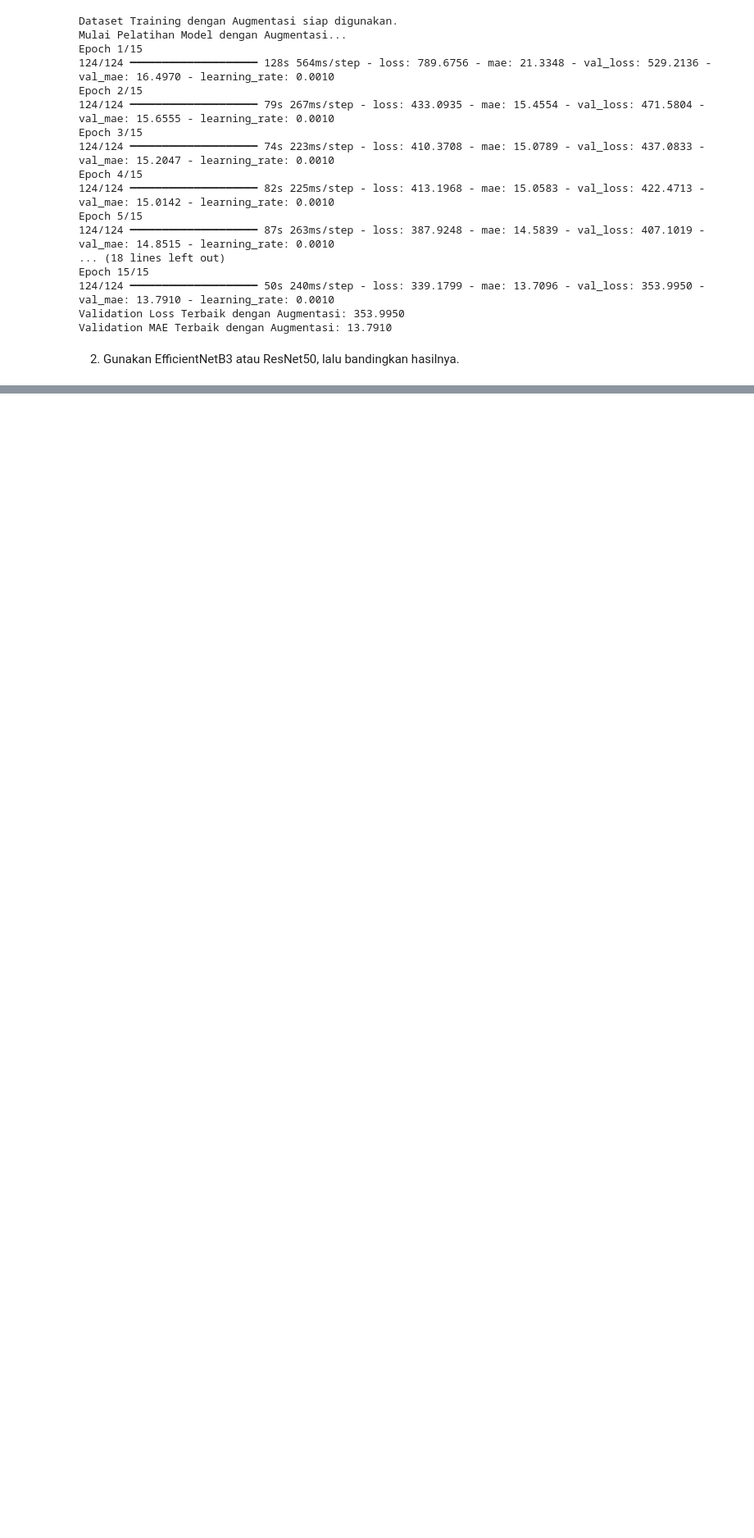
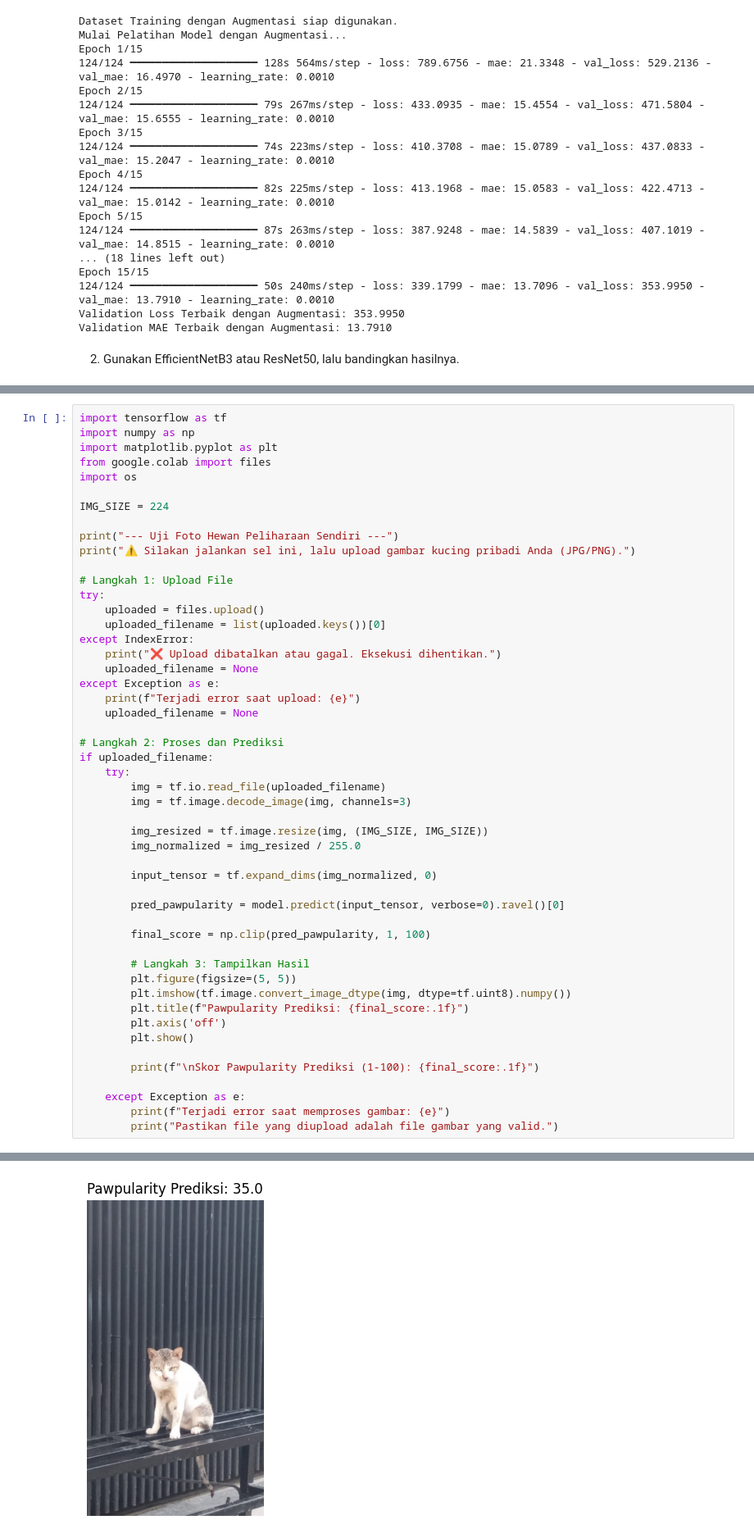
Before and after one commit to zalfajhra/2025_VK_TI2C, a Jupyter notebook: Jobsheet03.ipynb, the cells around one changed output, grey strips where cells are left out. Shown at 82% size. Drawn from its saved outputs; the diff is of its cells as text; blank space fills up the shorter version.

```diff
--- a/Jobsheet03.ipynb
+++ b/Jobsheet03.ipynb
@@ -1371,0 +1582,51 @@ NameError: name 'y_true' is not defined
+# %%
+import tensorflow as tf
+import numpy as np
+import matplotlib.pyplot as plt
+from google.colab import files
+import os
+
+IMG_SIZE = 224
+
+print("--- Uji Foto Hewan Peliharaan Sendiri ---")
+print("⚠️ Silakan jalankan sel ini, lalu upload gambar kucing pribadi Anda (JPG/PNG).")
+
+# Langkah 1: Upload File
+try:
+    uploaded = files.upload()
+    uploaded_filename = list(uploaded.keys())[0]
+except IndexError:
+    print("❌ Upload dibatalkan atau gagal. Eksekusi dihentikan.")
+    uploaded_filename = None
+except Exception as e:
+    print(f"Terjadi error saat upload: {e}")
+    uploaded_filename = None
+
+# Langkah 2: Proses dan Prediksi
+if uploaded_filename:
+    try:
+        img = tf.io.read_file(uploaded_filename)
+        img = tf.image.decode_image(img, channels=3)
+
+        img_resized = tf.image.resize(img, (IMG_SIZE, IMG_SIZE))
+        img_normalized = img_resized / 255.0
+
+        input_tensor = tf.expand_dims(img_normalized, 0)
+
+        pred_pawpularity = model.predict(input_tensor, verbose=0).ravel()[0]
+
+        final_score = np.clip(pred_pawpularity, 1, 100)
+
+        # Langkah 3: Tampilkan Hasil
+        plt.figure(figsize=(5, 5))
+        plt.imshow(tf.image.convert_image_dtype(img, dtype=tf.uint8).numpy())
+        plt.title(f"Pawpularity Prediksi: {final_score:.1f}")
+        plt.axis('off')
+        plt.show()
+
+        print(f"\nSkor Pawpularity Prediksi (1-100): {final_score:.1f}")
+
+    except Exception as e:
+        print(f"Terjadi error saat memproses gambar: {e}")
+        print("Pastikan file yang diupload adalah file gambar yang valid.")
+# %% [output]
@@ -1371,0 +1637 @@ NameError: name 'y_true' is not defined
+[figure, added]
```
Also changed, not shown: parts of 14 cells of this notebook.
